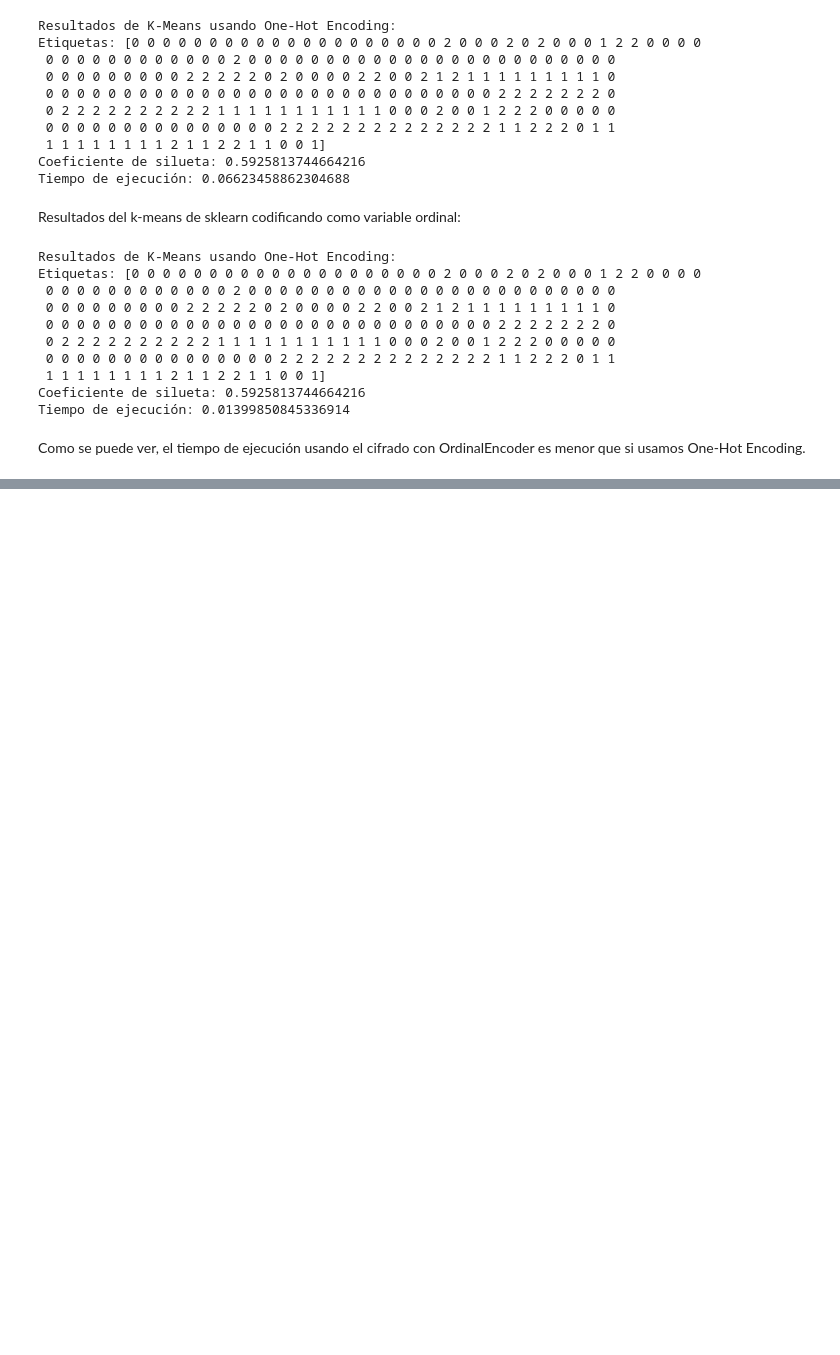
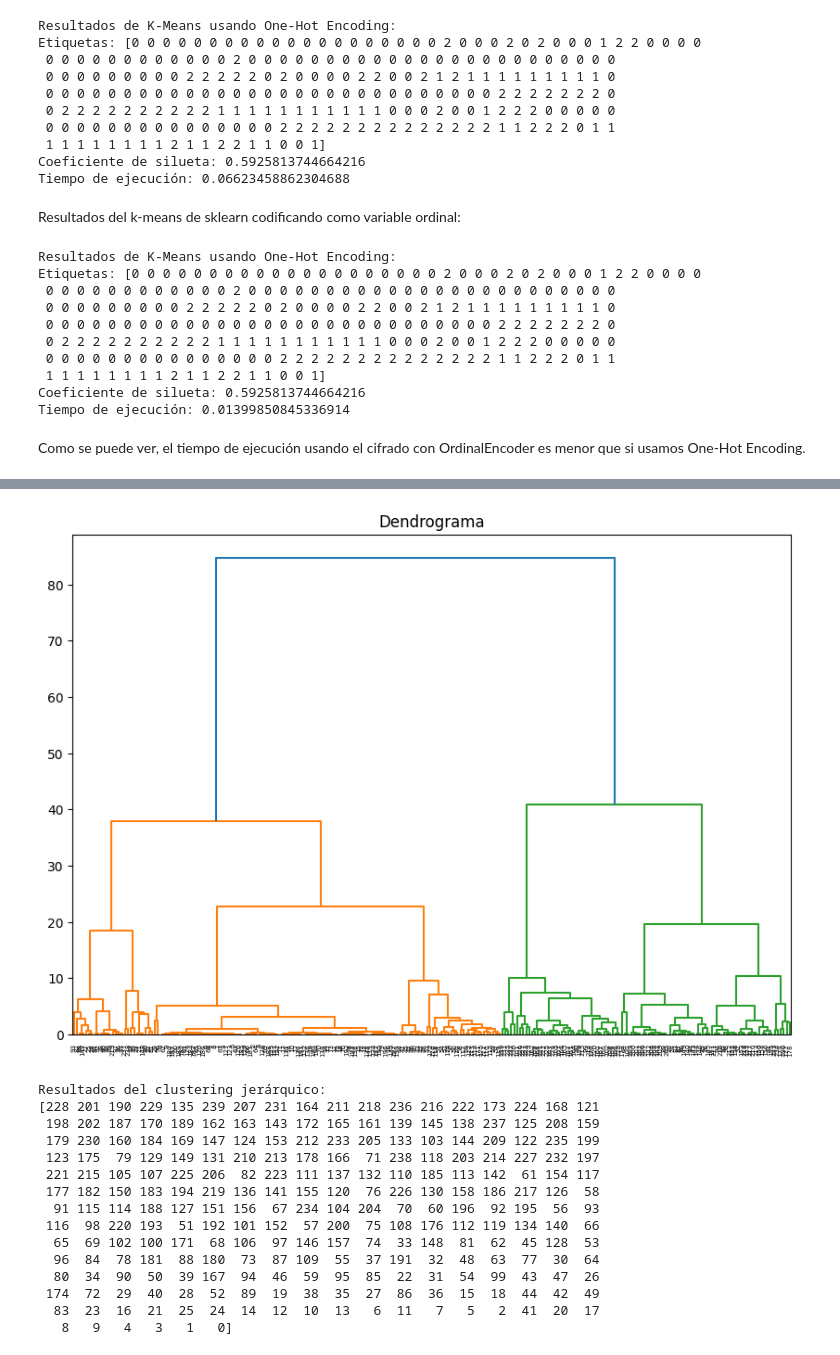
Before and after one commit to MigueLucena/Determinaci-n-Tipos-de-Estrellas, a Jupyter notebook: Practica2NT1.ipynb, the cells around one changed output, grey strips where cells are left out. Saved outputs shown, nothing was run; the diff lists cells and outputs as text; code cells hidden in the pictures; blank space fills up the shorter version.

```diff
--- a/Practica2NT1.ipynb
+++ b/Practica2NT1.ipynb
@@ -281,0 +389,30 @@ Como se puede ver, el tiempo de ejecución usando el cifrado con OrdinalEncoder
+# %%
+labels_ordinal = clustering.fit_predict(data_ordinal)
+
+linkage_matrix_ordinal = linkage(data_ordinal, method='ward')
+# Generar un dendrograma para visualizar la jerarquía de clusters
+plt.figure(figsize=(10, 7))
+plt.title("Dendrograma")
+dendrogram(linkage_matrix_ordinal)  # No necesitas pasar los datos reales, solo para visualizar la estructura jerárquica
+plt.show()
+
+# Imprimir los resultados del clustering
+print("Resultados del clustering jerárquico:")
+print(labels_ordinal)
+# %% [output]
+[figure, added]
+Resultados del clustering jerárquico:
+[228 201 190 229 135 239 207 231 164 211 218 236 216 222 173 224 168 121
+ 198 202 187 170 189 162 163 143 172 165 161 139 145 138 237 125 208 159
+ 179 230 160 184 169 147 124 153 212 233 205 133 103 144 209 122 235 199
+ 123 175  79 129 149 131 210 213 178 166  71 238 118 203 214 227 232 197
+ 221 215 105 107 225 206  82 223 111 137 132 110 185 113 142  61 154 117
+ 177 182 150 183 194 219 136 141 155 120  76 226 130 158 186 217 126  58
+  91 115 114 188 127 151 156  67 234 104 204  70  60 196  92 195  56  93
+ 116  98 220 193  51 192 101 152  57 200  75 108 176 112 119 134 140  66
+  65  69 102 100 171  68 106  97 146 157  74  33 148  81  62  45 128  53
+  96  84  78 181  88 180  73  87 109  55  37 191  32  48  63  77  30  64
+  80  34  90  50  39 167  94  46  59  95  85  22  31  54  99  43  47  26
+ 174  72  29  40  28  52  89  19  38  35  27  86  36  15  18  44  42  49
+  83  23  16  21  25  24  14  12  10  13   6  11   7   5   2  41  20  17
+   8   9   4   3   1   0]
```
Also changed, not shown: parts of 7 cells of this notebook.
